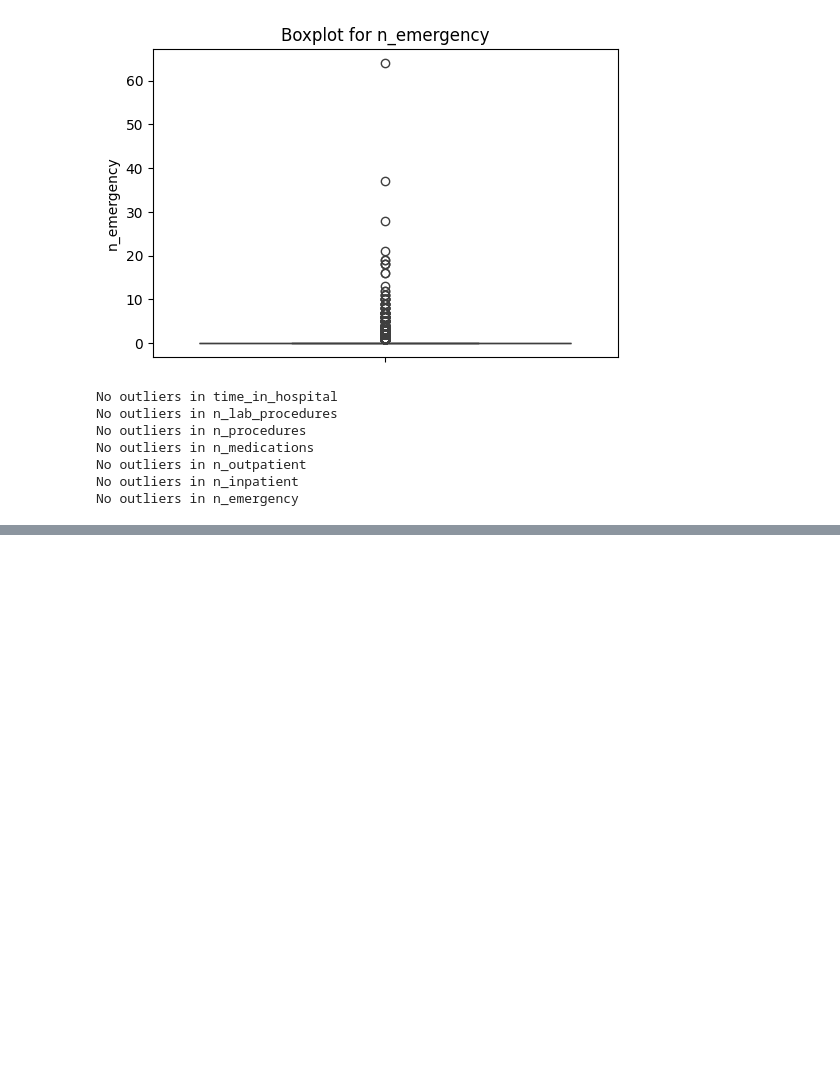
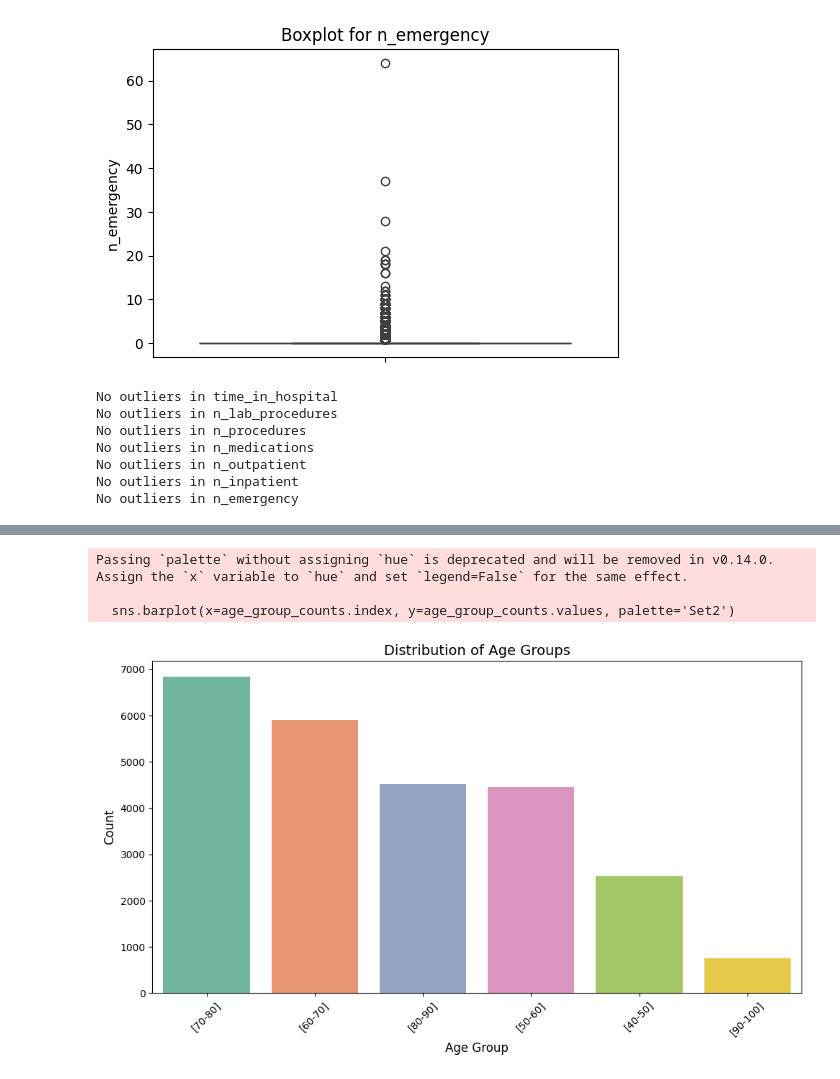
Before and after one commit to mohamedhanfi/hospital-readmissions, a Jupyter notebook: hospital_readmissions.ipynb, the cells around one changed output, grey strips where cells are left out. Drawn from its saved outputs; the diff is of its cells as text; code cells hidden in the pictures; blank space fills up the shorter version.

```diff
--- a/hospital_readmissions.ipynb
+++ b/hospital_readmissions.ipynb
@@ -193,0 +301,37 @@ No outliers in n_emergency
+# %%
+# Replace numeric values with specified age groups
+age_group_mapping = {
+    0: '[40-50]',
+    1: '[50-60]',
+    2: '[60-70]',
+    3: '[70-80]',
+    4: '[80-90]',
+    5: '[90-100]'
+}
+
+# Apply the mapping to the 'age_group' column
+df['age'] = df['age'].replace(age_group_mapping)
+
+# Count the occurrences of each age group
+age_group_counts = df['age'].value_counts()
+
+# Create a bar plot to show the distribution of age groups
+plt.figure(figsize=(10, 6))
+sns.barplot(x=age_group_counts.index, y=age_group_counts.values, palette='Set2')
+
+# Add labels and title
+plt.title('Distribution of Age Groups', fontsize=14)
+plt.xlabel('Age Group', fontsize=12)
+plt.ylabel('Count', fontsize=12)
+
+# Rotate x-axis labels for better readability
+plt.xticks(rotation=45)
+
+# Show the plot
+plt.tight_layout()
+plt.show()
+# %% [output]
+Passing `palette` without assigning `hue` is deprecated and will be removed in v0.14.0. Assign the `x` variable to `hue` and set `legend=False` for the same effect.
+
+  sns.barplot(x=age_group_counts.index, y=age_group_counts.values, palette='Set2')
+[figure, added]
```
Also changed, not shown: parts of 20 cells of this notebook.
